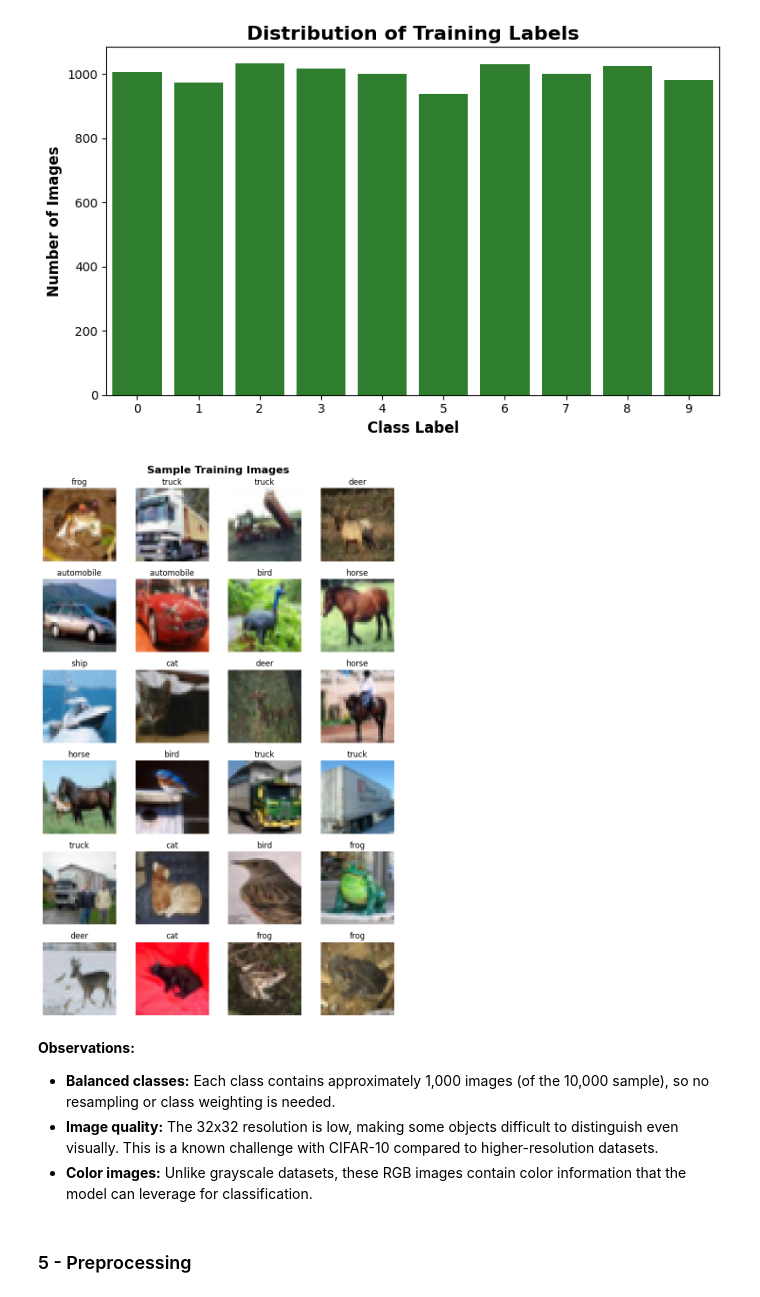
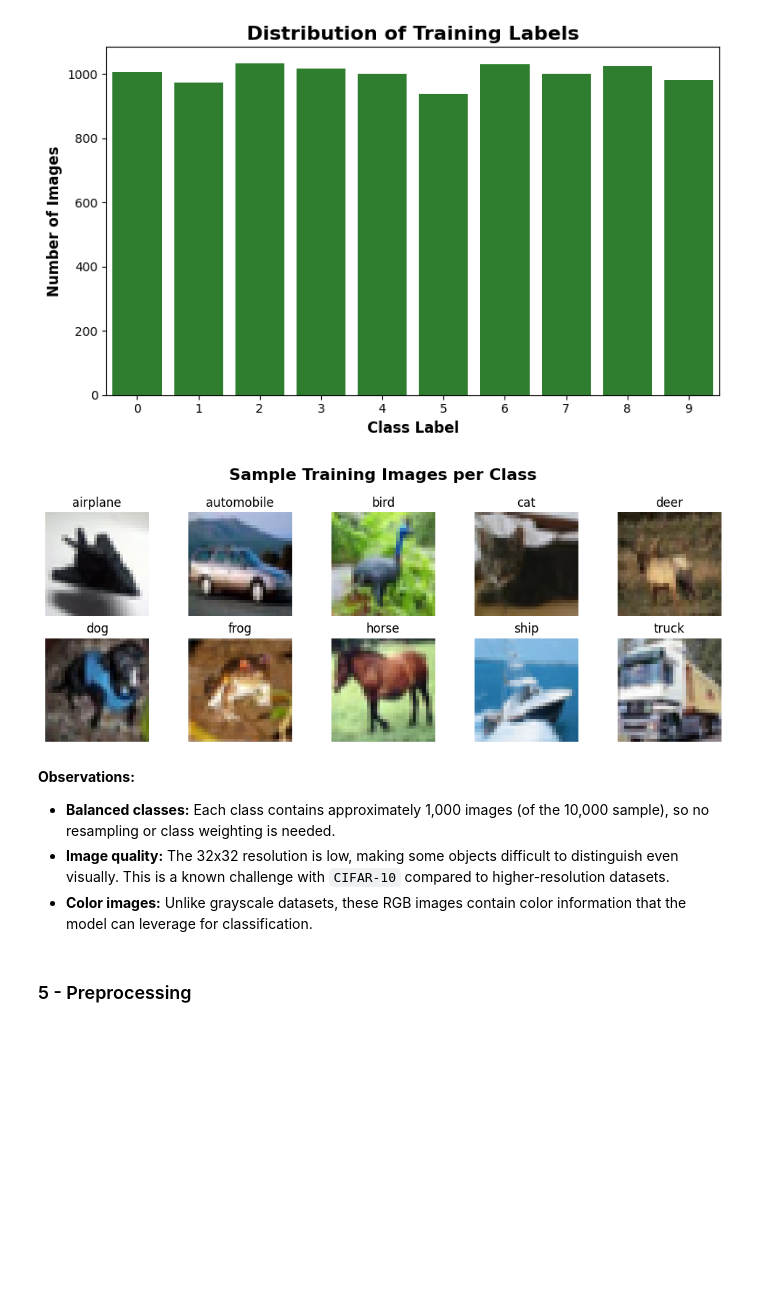
Before and after one commit to krauseannelize/cv-cifar10-classification, a Jupyter notebook: notebooks/cifar10-classification.ipynb, the cells around one changed output. Drawn from its saved outputs; the diff is of its cells as text; code cells hidden in the pictures; blank space fills up the shorter version.

```diff
--- a/notebooks/cifar10-classification.ipynb
+++ b/notebooks/cifar10-classification.ipynb
@@ -91,23 +102,28 @@ plt.show()
 classes = ['airplane', 'automobile', 'bird', 'cat', 'deer',
            'dog', 'frog', 'horse', 'ship', 'truck']
 # %%
-# View sample images
-fig, axes = plt.subplots(6, 4, figsize=(8, 12))
+# View one sample image per class
+fig, axes = plt.subplots(2, 5, figsize=(10, 4))
 
 for i, ax in enumerate(axes.flat):
-    ax.imshow(train_images[i])
-    ax.set_title(classes[flat_labels[i]])
+    # Find the first occurrence of each class
+    idx = np.where(flat_labels == i)[0][0]
+    ax.imshow(train_images[idx])
+    ax.set_title(classes[i])
     ax.axis('off')
 
-plt.suptitle('Sample Training Images', fontsize=16, fontweight='bold')
+plt.suptitle('Sample Training Images per Class', fontsize=16, fontweight='bold')
 plt.tight_layout()
+
+# Export and show plot
+plt.savefig('../visualizations/sample-training-images.png', dpi=300, bbox_inches='tight')
 plt.show()
 # %% [output]
-[figure, old version]
+[figure, new version]
 # %% [markdown]
 **Observations:**
 - **Balanced classes:** Each class contains approximately 1,000 images (of the 10,000 sample), so no resampling or class weighting is needed.
-- **Image quality:** The 32x32 resolution is low, making some objects difficult to distinguish even visually. This is a known challenge with CIFAR-10 compared to higher-resolution datasets.
+- **Image quality:** The 32x32 resolution is low, making some objects difficult to distinguish even visually. This is a known challenge with `CIFAR-10` compared to higher-resolution datasets.
 - **Color images:** Unlike grayscale datasets, these RGB images contain color information that the model can leverage for classification.
 # %% [markdown]
 ### 5 - Preprocessing
```
Also changed, not shown: parts of 29 cells of this notebook, 7 other files.
